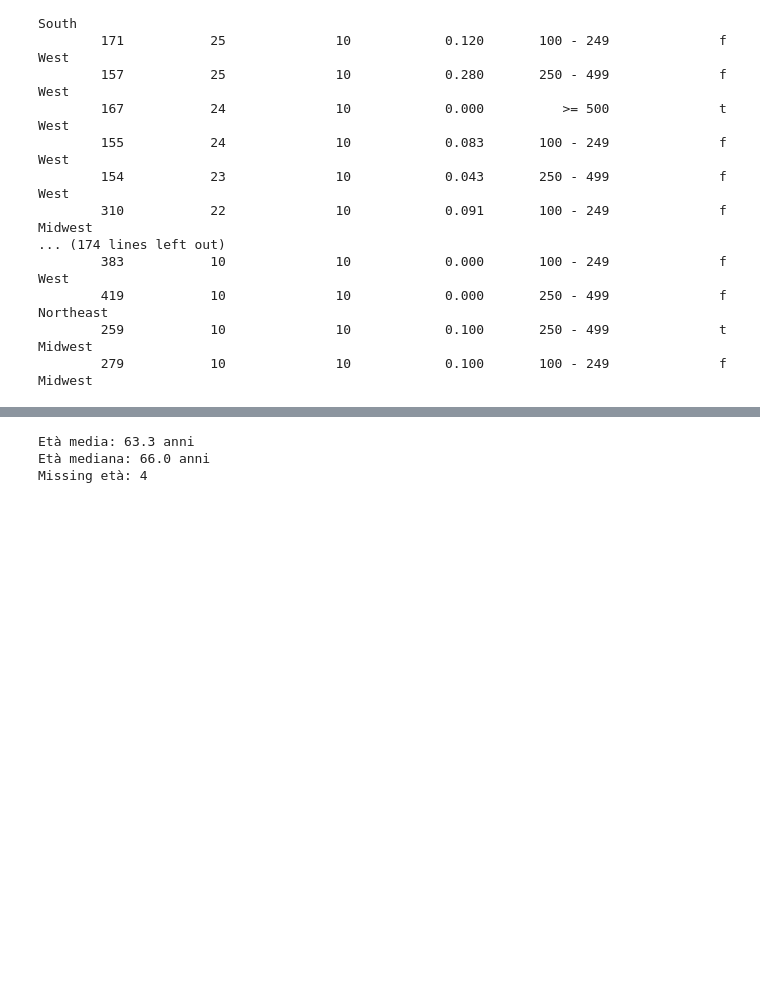
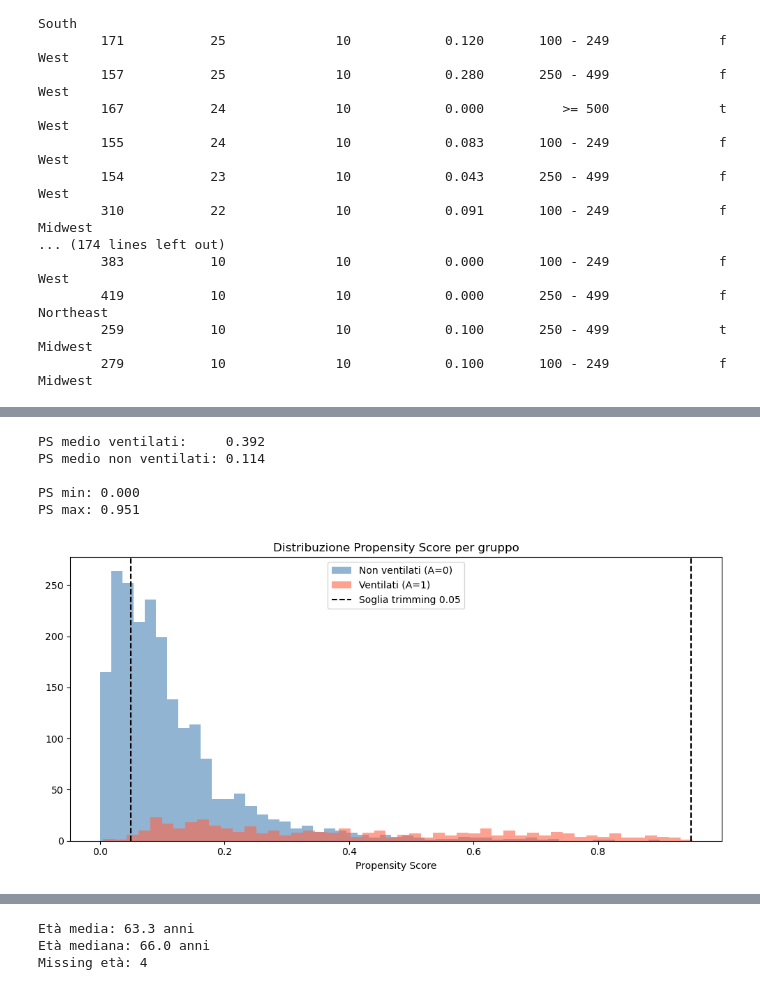
Before and after one commit to XXY126/Causal-Inference-on-eICU-collaborative-research-database, a Jupyter notebook: notebooks/data_exploring.ipynb, the cells around one changed output, grey strips where cells are left out. Cells and saved outputs as stored; diff of their text form; code cells hidden in the pictures; blank space fills up the shorter version.

```diff
--- a/notebooks/data_exploring.ipynb
+++ b/notebooks/data_exploring.ipynb
@@ -113,0 +323,23 @@ pd.DataFrame({
+# %%
+from sklearn.impute import SimpleImputer
+import pandas as pd
+
+# Rimuovi variabili con troppi missing
+X_cols_final = [c for c in X_cols if c not in
+                ["temperature_baseline", "systemicsystolic_baseline", "systemicdiastolic_baseline"]]
+
+# Separa numeriche e categoriche
+num_cols = ["age_clean", "admissionheight", "admissionweight",
+            "heartrate_baseline", "respiration_baseline", "sao2_baseline"]
+
+cat_cols = ["gender", "ethnicity", "hospitaladmitsource",
+            "unittype", "unitadmitsource", "apacheadmissiondx"]
+
+# Imputa
+df_analytical[num_cols] = SimpleImputer(strategy="median").fit_transform(df_analytical[num_cols])
+df_analytical[cat_cols] = SimpleImputer(strategy="most_frequent").fit_transform(df_analytical[cat_cols])
+
+# Verifica
+print("Missing residui:", df_analytical[X_cols_final].isnull().sum().sum())
+print(f"Covariate finali: {len(X_cols_final)}")
+print(X_cols_final)
@@ -113,0 +412,57 @@ pd.DataFrame({
+# %%
+from sklearn.linear_model import LogisticRegression
+from sklearn.preprocessing import StandardScaler
+import pandas as pd
+
+# Encoding variabili categoriche
+df_model = pd.get_dummies(df_analytical[X_cols_final + ["A", "Y"]],
+                           columns=cat_cols, drop_first=True)
+
+# Separa X, A, Y
+feature_cols = [c for c in df_model.columns if c not in ["A", "Y"]]
+X = df_model[feature_cols]
+A = df_model["A"]
+Y = df_model["Y"]
+
+# Standardizza variabili continue
+scaler = StandardScaler()
+X_scaled = X.copy()
+X_scaled[num_cols] = scaler.fit_transform(X[num_cols])
+
+# Stima propensity score con regressione logistica
+ps_model = LogisticRegression(max_iter=1000, random_state=42)
+ps_model.fit(X_scaled, A)
+
+# Propensity score per ogni paziente
+df_analytical["ps"] = ps_model.predict_proba(X_scaled)[:, 1]
+
+# Verifica
+print(f"PS medio ventilati:     {df_analytical[df_analytical['A']==1]['ps'].mean():.3f}")
+print(f"PS medio non ventilati: {df_analytical[df_analytical['A']==0]['ps'].mean():.3f}")
+print(f"\nPS min: {df_analytical['ps'].min():.3f}")
+print(f"PS max: {df_analytical['ps'].max():.3f}")
+# %% [output]
+PS medio ventilati:     0.392
+PS medio non ventilati: 0.114
+
+PS min: 0.000
+PS max: 0.951
+# %%
+import matplotlib.pyplot as plt
+
+fig, ax = plt.subplots(figsize=(10, 5))
+
+ax.hist(df_analytical[df_analytical["A"]==0]["ps"],
+        bins=50, alpha=0.6, label="Non ventilati (A=0)", color="steelblue")
+ax.hist(df_analytical[df_analytical["A"]==1]["ps"],
+        bins=50, alpha=0.6, label="Ventilati (A=1)", color="tomato")
+
+ax.axvline(0.05, color="black", linestyle="--", label="Soglia trimming 0.05")
+ax.axvline(0.95, color="black", linestyle="--")
+ax.set_xlabel("Propensity Score")
+ax.set_title("Distribuzione Propensity Score per gruppo")
+ax.legend()
+plt.tight_layout()
+plt.show()
+# %% [output]
+[figure, added]
```
Also changed, not shown: parts of 21 cells of this notebook, 5 other files.
